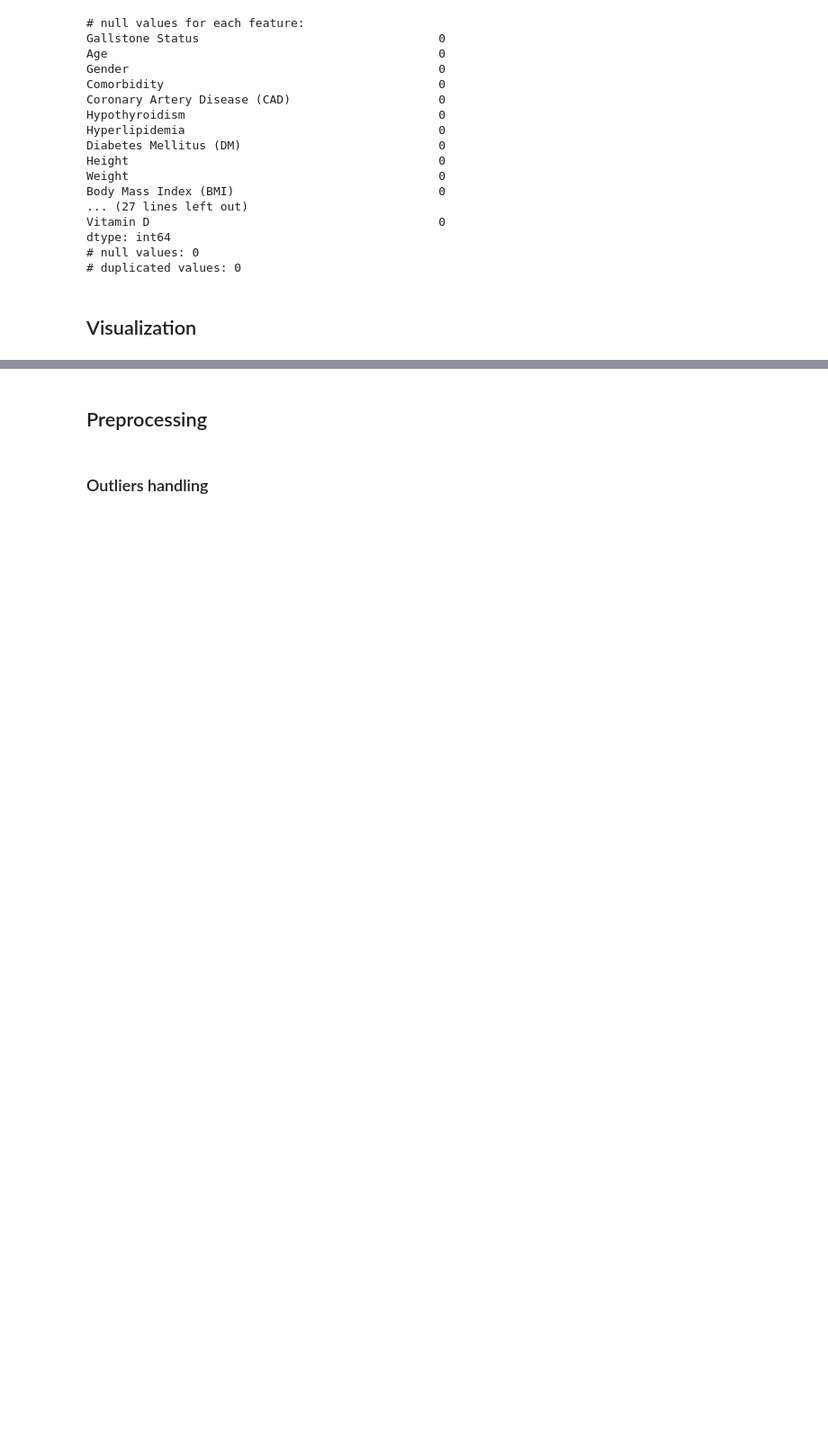
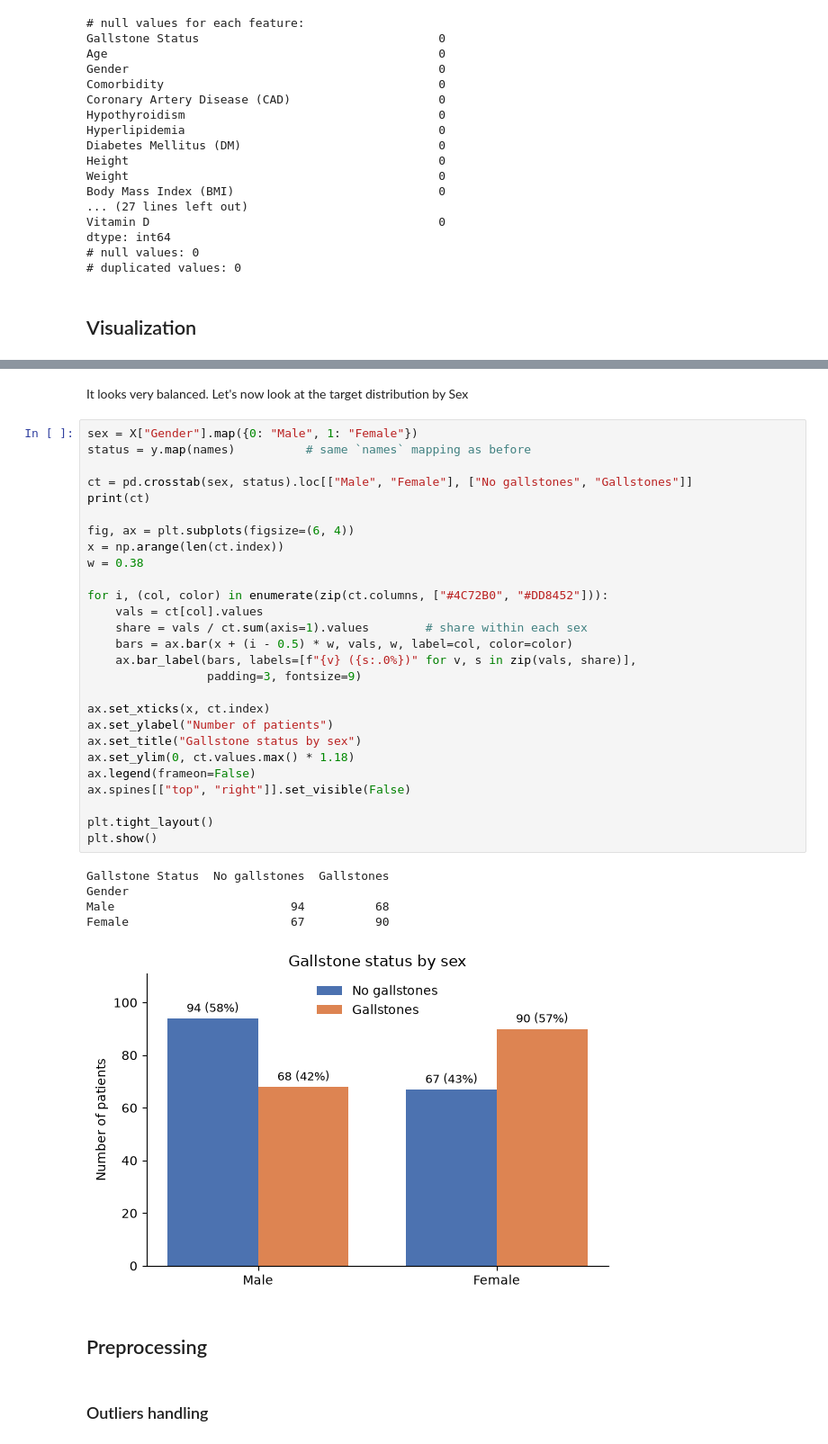
Before and after one commit to MatteoSoldini/DAT540_project, a Jupyter notebook: 1_data_exploration.ipynb, the cells around one changed output, grey strips where cells are left out. Shown at 90% size. Drawn from its saved outputs; the diff is of its cells as text; blank space fills up the shorter version.

```diff
--- a/1_data_exploration.ipynb
+++ b/1_data_exploration.ipynb
@@ -88,3 +101,38 @@ print(f"Number of people without gallstones: {len(X) - gallstone_counts}")
+# %% [markdown]
+It looks very balanced. Let's now look at the target distribution by Sex
+# %%
+sex = X["Gender"].map({0: "Male", 1: "Female"})
+status = y.map(names)          # same `names` mapping as before
+
+ct = pd.crosstab(sex, status).loc[["Male", "Female"], ["No gallstones", "Gallstones"]]
+print(ct)
+
+fig, ax = plt.subplots(figsize=(6, 4))
+x = np.arange(len(ct.index))
+w = 0.38
+
+for i, (col, color) in enumerate(zip(ct.columns, ["#4C72B0", "#DD8452"])):
+    vals = ct[col].values
+    share = vals / ct.sum(axis=1).values        # share within each sex
+    bars = ax.bar(x + (i - 0.5) * w, vals, w, label=col, color=color)
+    ax.bar_label(bars, labels=[f"{v} ({s:.0%})" for v, s in zip(vals, share)],
+                 padding=3, fontsize=9)
+
+ax.set_xticks(x, ct.index)
+ax.set_ylabel("Number of patients")
+ax.set_title("Gallstone status by sex")
+ax.set_ylim(0, ct.values.max() * 1.18)
+ax.legend(frameon=False)
+ax.spines[["top", "right"]].set_visible(False)
+
+plt.tight_layout()
+plt.show()
+# %% [output]
+Gallstone Status  No gallstones  Gallstones
+Gender
+Male                         94          68
+Female                       67          90
+[figure, added]
 # %% [markdown]
 ## Preprocessing
 # %% [markdown]
```
Also changed, not shown: parts of 15 cells of this notebook, 1 other file.
